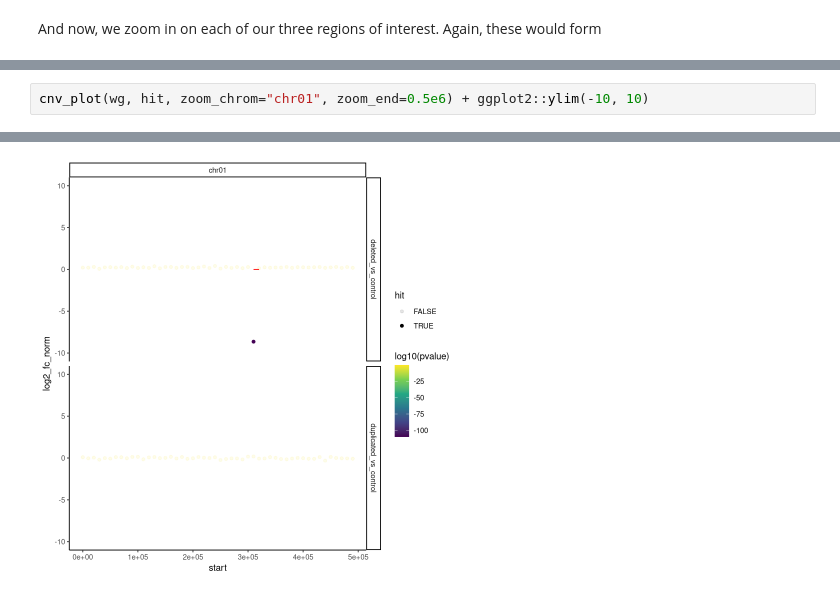
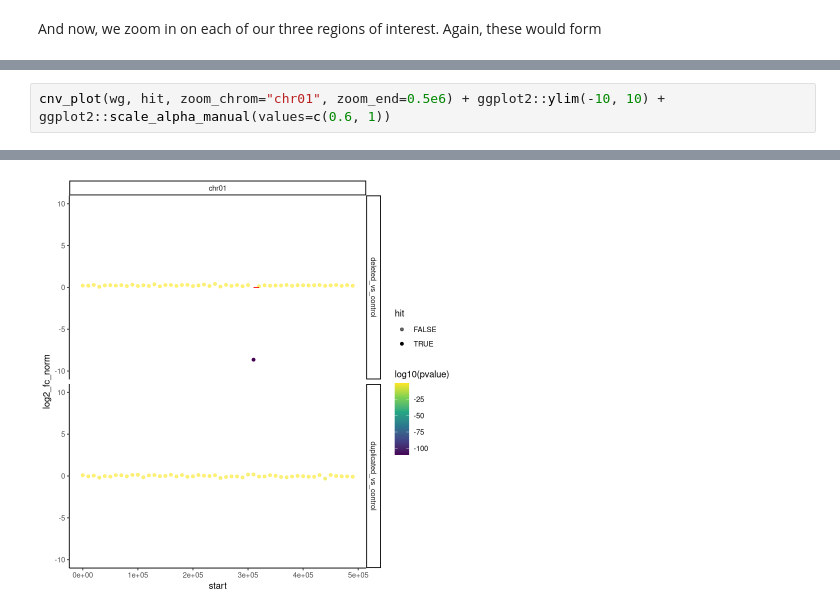
Before and after one commit to gekkonid/cnvseqTV, a Jupyter notebook: simulation/demo.ipynb, the cells around one changed output, grey strips where cells are left out. Drawn from its saved outputs; the diff is of its cells as text.

```diff
--- a/simulation/demo.ipynb
+++ b/simulation/demo.ipynb
@@ -135,3 +127,3 @@ Warning message:
 # %%
-cnv_plot(wg, hit, zoom_chrom="chr01", zoom_end=0.5e6) + ggplot2::ylim(-10, 10)
+cnv_plot(wg, hit, zoom_chrom="chr01", zoom_end=0.5e6) + ggplot2::ylim(-10, 10) + ggplot2::scale_alpha_manual(values=c(0.6, 1))
 # %% [output]
@@ -140 +130 @@ Warning message:
-[figure, old version]
+[figure, new version]
```
Also changed, not shown: parts of 6 cells of this notebook, 1 other file.
